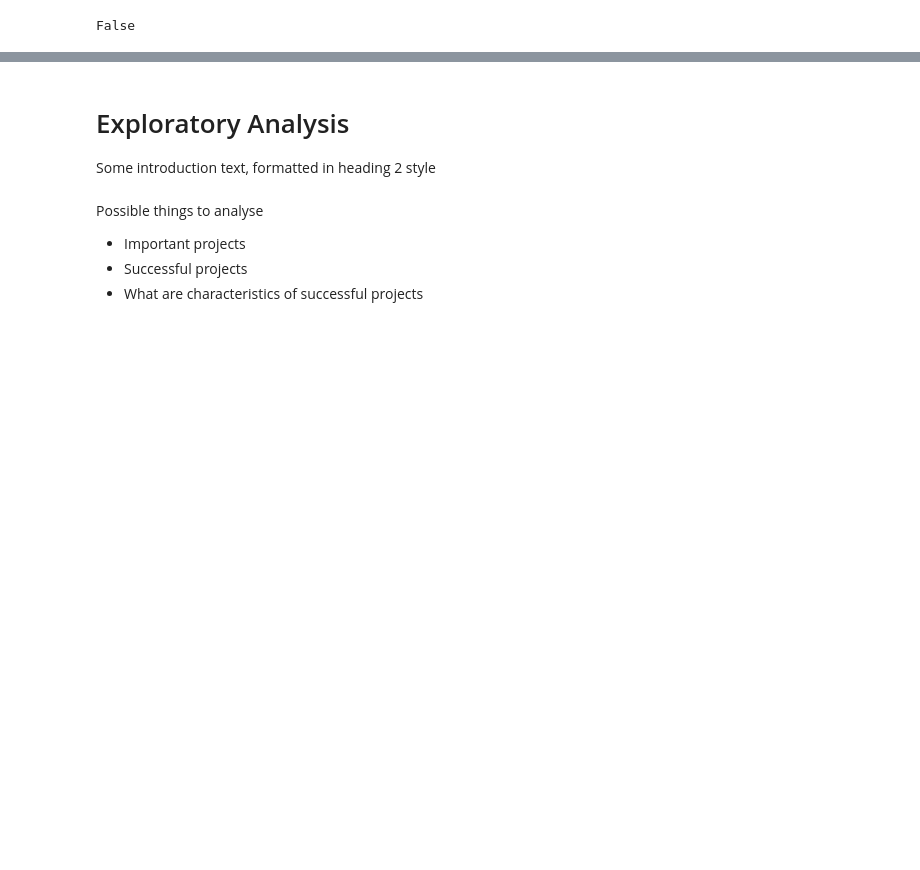
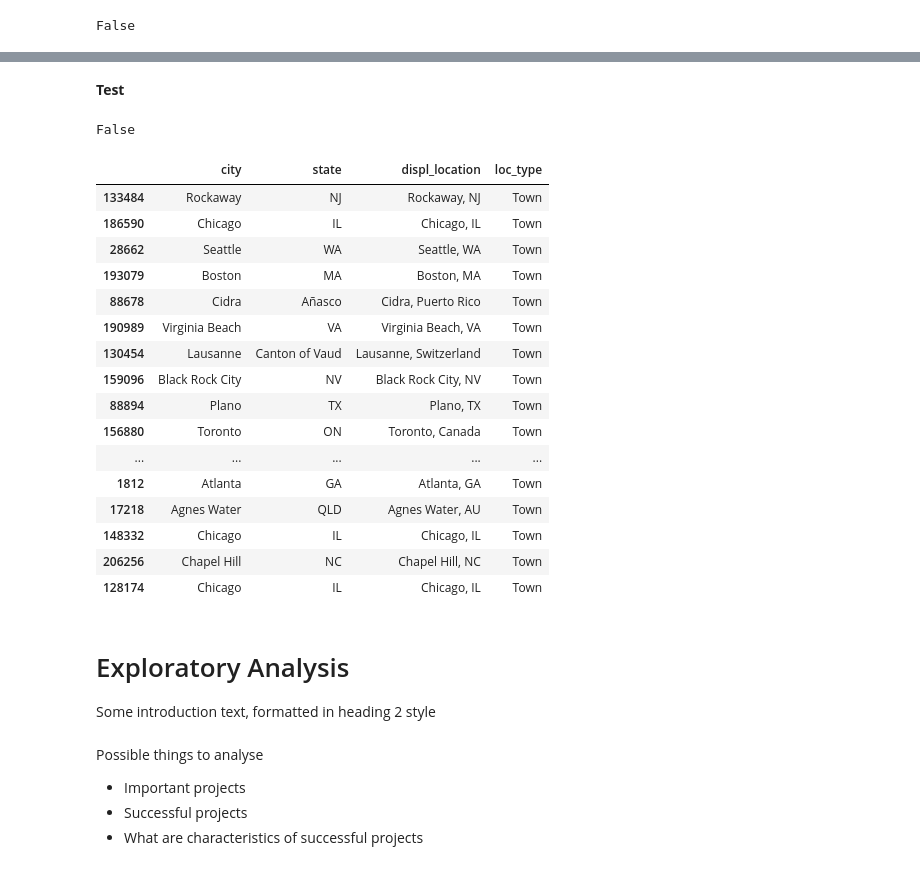
Before and after one commit to faymarie/crowdfunding-analysis, a Jupyter notebook: crowdfunding-analysis.ipynb, the cells around one changed output, grey strips where cells are left out. Cells and saved outputs as stored; diff of their text form; code cells hidden in the pictures; blank space fills up the shorter version.

Commit message:
clean: Extract location values city, state, display location and location type and store in separate columns

```diff
--- a/crowdfunding-analysis.ipynb
+++ b/crowdfunding-analysis.ipynb
@@ -655,3 +662,41 @@ False
+# %%
+# drop observations without location
+kickstarter_clean.dropna(subset=['location'], inplace=True)
+kickstarter_clean.reset_index(drop=True, inplace=True)
+
+# extract city name, staye, displayable location and type
+kickstarter_clean['city'] = [location['name'] for location in locations]
+kickstarter_clean['state'] = [location['state'] for location in locations]
+kickstarter_clean['displ_loc'] = [location['displayable_name'] for location in locations]
+kickstarter_clean['loc_type'] = [location['type'] for location in locations]
+# %% [markdown]
+**Test**
+# %%
+# There shouldn't be any null values left
+kickstarter_clean.location.isna().any()
+# %% [output]
+False
+# %%
+# new columns: 'city', 'state', 'displ_location', 'loc_type'
+kickstarter_clean[['city', 'state', 'displ_loc', 'loc_type']].sample(20)
+# %% [output]
+|  | city | state | displ_location | loc_type |
+| 133484 | Rockaway | NJ | Rockaway, NJ | Town |
+| 186590 | Chicago | IL | Chicago, IL | Town |
+| 28662 | Seattle | WA | Seattle, WA | Town |
+| 193079 | Boston | MA | Boston, MA | Town |
+| 88678 | Cidra | Añasco | Cidra, Puerto Rico | Town |
+| 190989 | Virginia Beach | VA | Virginia Beach, VA | Town |
+| 130454 | Lausanne | Canton of Vaud | Lausanne, Switzerland | Town |
+| 159096 | Black Rock City | NV | Black Rock City, NV | Town |
+| 88894 | Plano | TX | Plano, TX | Town |
+| 156880 | Toronto | ON | Toronto, Canada | Town |
+| ... | ... | ... | ... | ... |
+| 1812 | Atlanta | GA | Atlanta, GA | Town |
+| 17218 | Agnes Water | QLD | Agnes Water, AU | Town |
+| 148332 | Chicago | IL | Chicago, IL | Town |
+| 206256 | Chapel Hill | NC | Chapel Hill, NC | Town |
+| 128174 | Chicago | IL | Chicago, IL | Town |
 # %% [markdown]
 # Exploratory Analysis <a name="exploratoryanalysis"></a>
 Some introduction text, formatted in heading 2 style
```
Also changed, not shown: parts of 6 cells of this notebook.
